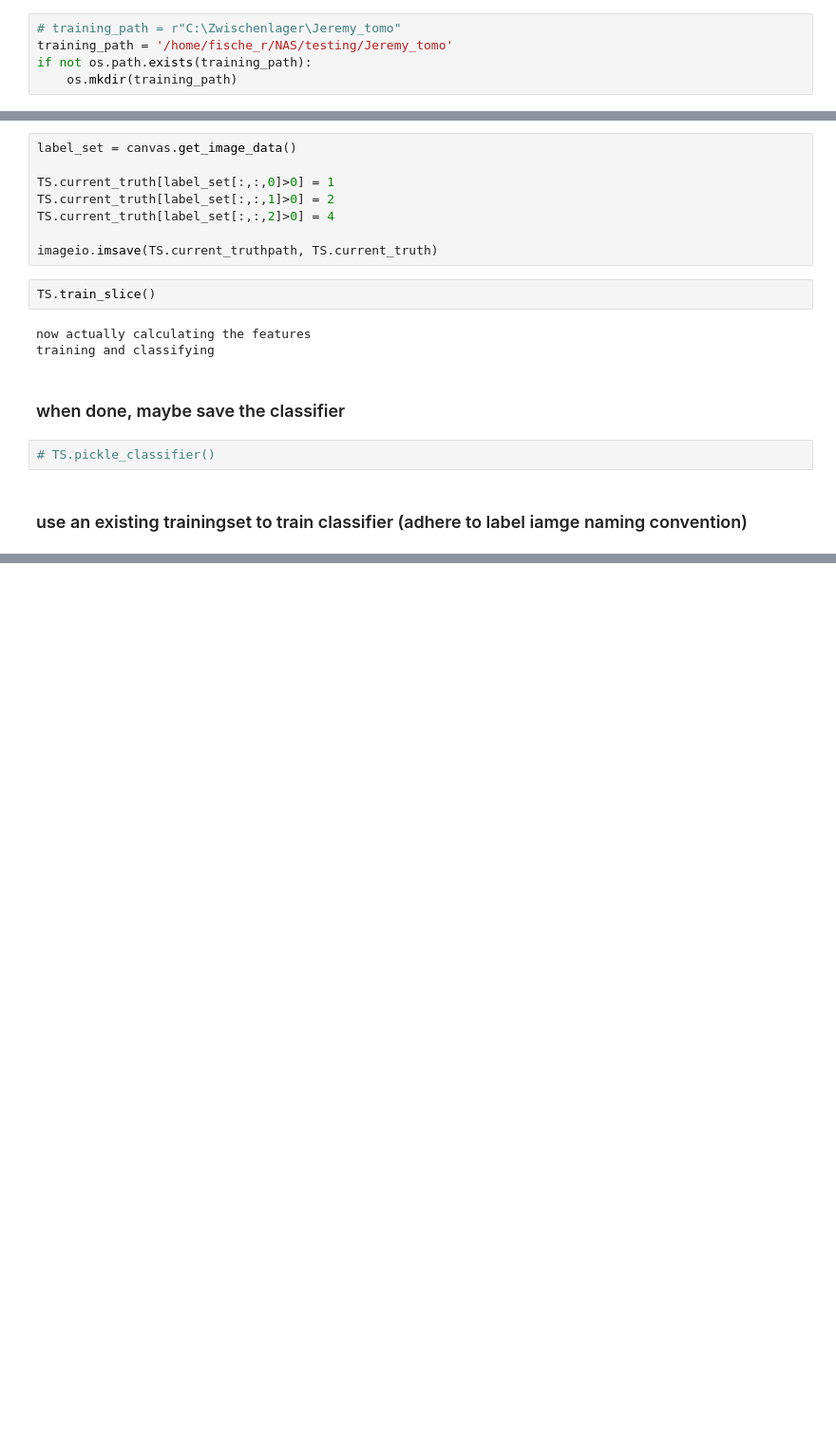
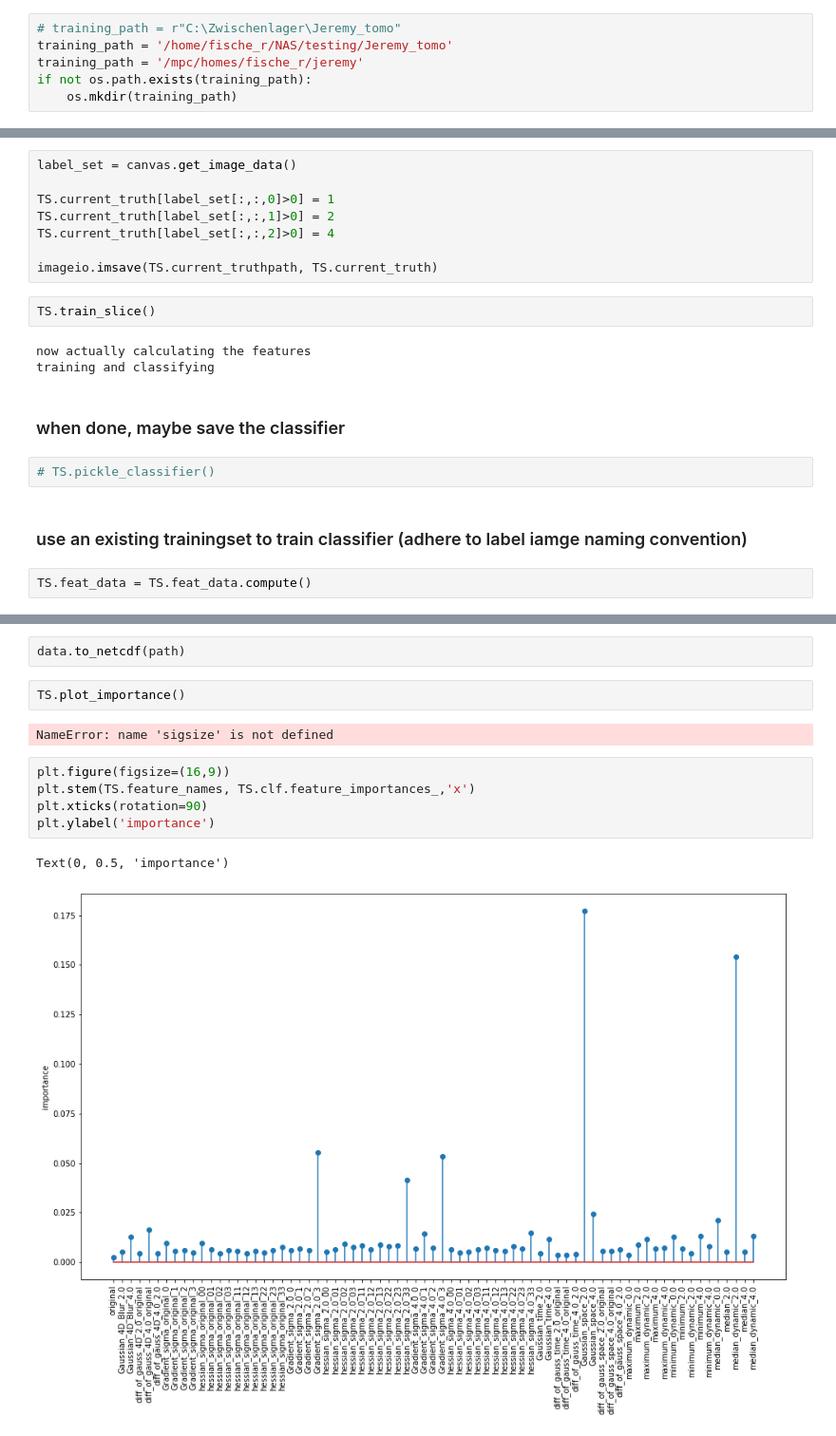
Before and after one commit to Pescatore23/pytrainseg, a Jupyter notebook: test_dask_framework.ipynb, the cells around one changed output, grey strips where cells are left out. Shown: that part at 95% size. Cells and saved outputs as stored; diff of their text form; blank space fills up the shorter version.

```diff
--- a/test_dask_framework.ipynb
+++ b/test_dask_framework.ipynb
@@ -77,6 +71,7 @@ IF.make_xarray_nc()
 # %%
 # training_path = r"C:\Zwischenlager\Jeremy_tomo"
 training_path = '/home/fische_r/NAS/testing/Jeremy_tomo'
+training_path = '/mpc/homes/fische_r/jeremy'
 if not os.path.exists(training_path):
     os.mkdir(training_path)
 # %%
@@ -155,6 +156,8 @@ training and classifying
 # TS.pickle_classifier()
 # %% [markdown]
 ### use an existing trainingset to train classifier (adhere to label iamge naming convention)
+# %%
+TS.feat_data = TS.feat_data.compute()
 # %%
 # provide new feature data if necessary and say if it is a lazy dask array or not
 # TS.feat_data =
@@ -166,0 +203,14 @@ Need to actually calculate the features ...
+# %%
+data.to_netcdf(path)
+# %%
+TS.plot_importance()
+# %% [output]
+NameError: name 'sigsize' is not defined
+# %%
+plt.figure(figsize=(16,9))
+plt.stem(TS.feature_names, TS.clf.feature_importances_,'x')
+plt.xticks(rotation=90)
+plt.ylabel('importance')
+# %% [output]
+Text(0, 0.5, 'importance')
+[figure, added]
```
Also changed, not shown: parts of 23 cells of this notebook, 3 other files.
